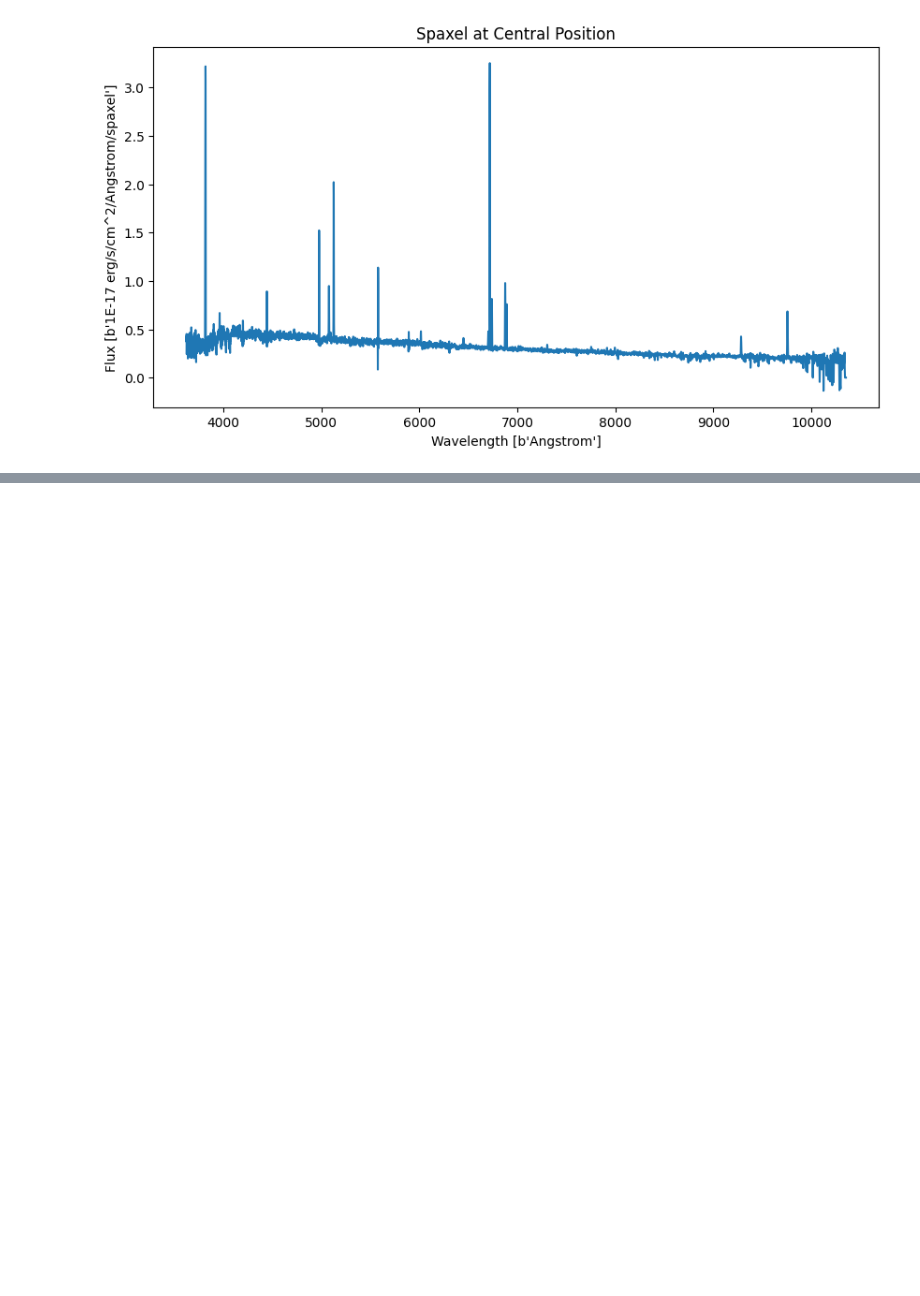
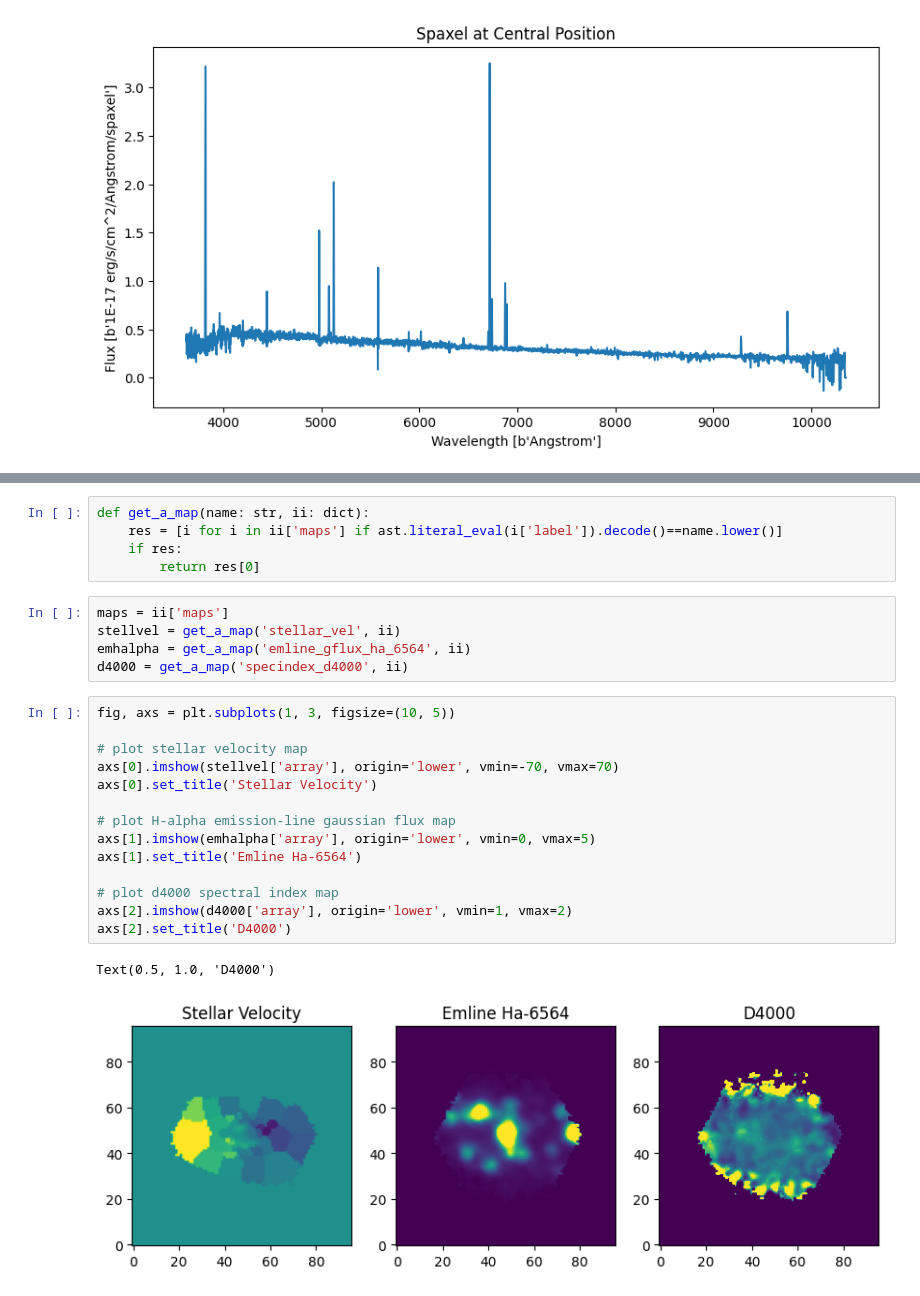
Before and after one commit to MultimodalUniverse/MultimodalUniverse, a Jupyter notebook: scripts/manga/demo_manga.ipynb, the cells around one changed output, grey strips where cells are left out. Drawn from its saved outputs; the diff is of its cells as text; blank space fills up the shorter version.

```diff
--- a/scripts/manga/demo_manga.ipynb
+++ b/scripts/manga/demo_manga.ipynb
@@ -71,3 +74,30 @@ ax.set_title('Spaxel at Central Position')
 # %% [output]
 Text(0.5, 1.0, 'Spaxel at Central Position')
 [figure]
+# %%
+def get_a_map(name: str, ii: dict):
+    res = [i for i in ii['maps'] if ast.literal_eval(i['label']).decode()==name.lower()]
+    if res:
+        return res[0]
+# %%
+maps = ii['maps']
+stellvel = get_a_map('stellar_vel', ii)
+emhalpha = get_a_map('emline_gflux_ha_6564', ii)
+d4000 = get_a_map('specindex_d4000', ii)
+# %%
+fig, axs = plt.subplots(1, 3, figsize=(10, 5))
+
+# plot stellar velocity map
+axs[0].imshow(stellvel['array'], origin='lower', vmin=-70, vmax=70)
+axs[0].set_title('Stellar Velocity')
+
+# plot H-alpha emission-line gaussian flux map
+axs[1].imshow(emhalpha['array'], origin='lower', vmin=0, vmax=5)
+axs[1].set_title('Emline Ha-6564')
+
+# plot d4000 spectral index map
+axs[2].imshow(d4000['array'], origin='lower', vmin=1, vmax=2)
+axs[2].set_title('D4000')
+# %% [output]
+Text(0.5, 1.0, 'D4000')
+[figure, added]
```
Also changed, not shown: parts of 3 cells of this notebook, 2 other files.
